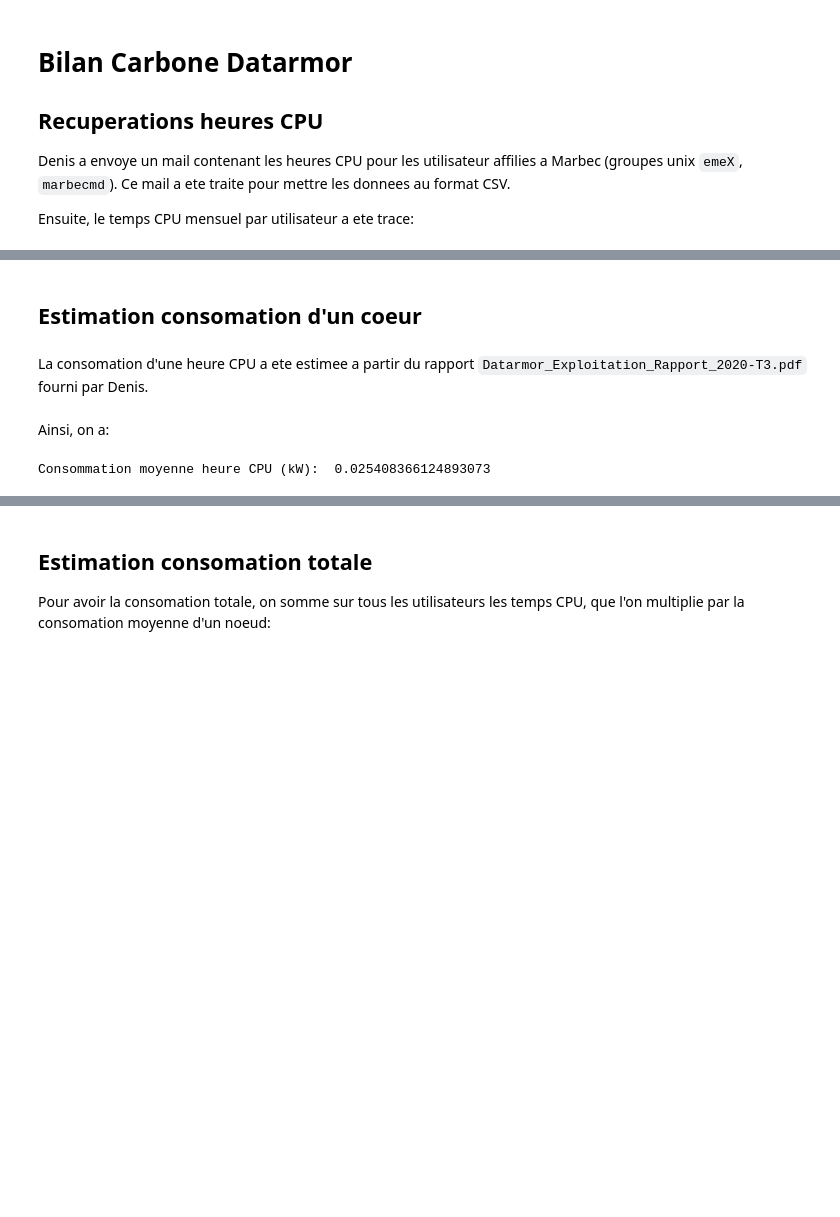
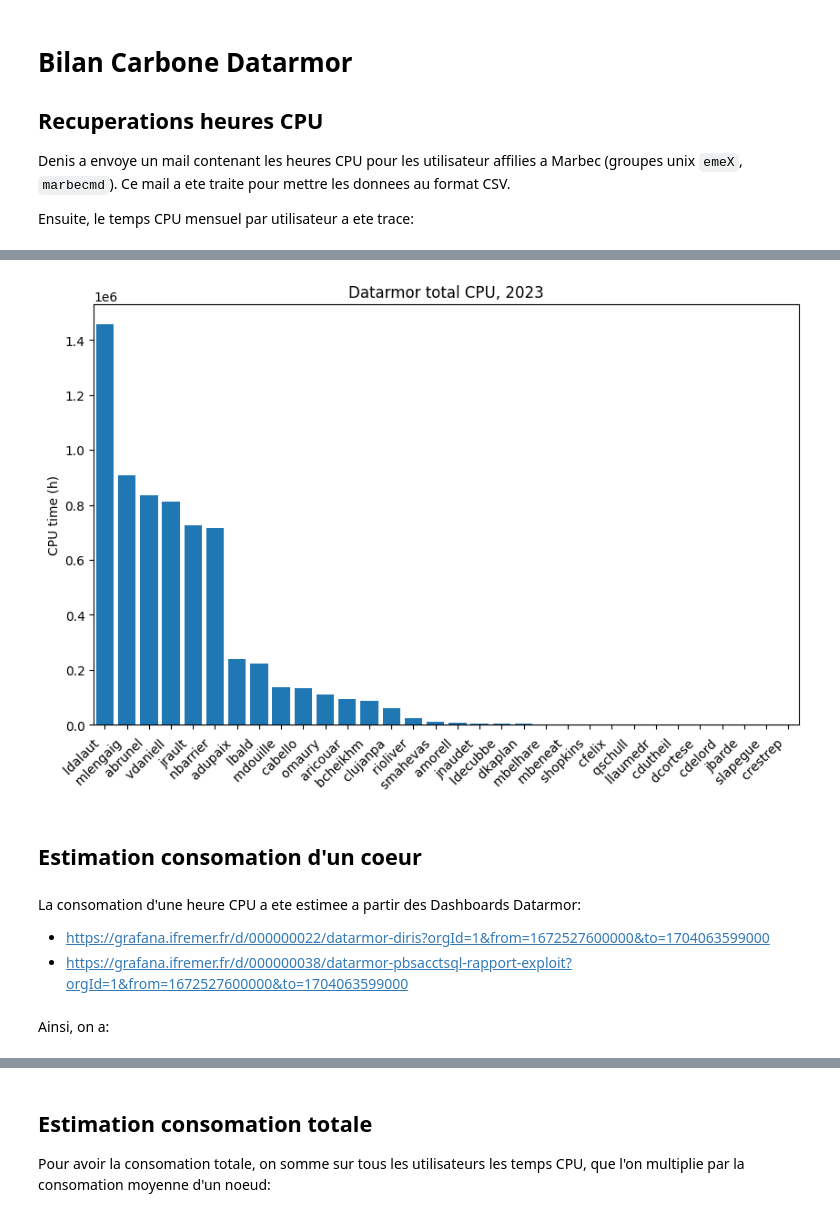
Before and after one commit to umr-marbec/marbec-green, a Jupyter notebook: Datarmor.ipynb, the cells around one changed output, grey strips where cells are left out. Drawn from its saved outputs; the diff is of its cells as text; code cells hidden in the pictures; blank space fills up the shorter version.

Commit message:
Update Datarmor computation

```diff
--- a/Datarmor.ipynb
+++ b/Datarmor.ipynb
@@ -181,0 +9,27 @@ plt.show()
+# %%
+import numpy as np
+import pandas as pd
+import re
+import matplotlib.pyplot as plt
+
+with open('data-datarmor/mail-mickael-2023.txt') as fin:
+    lines = fin.readlines()
+lines
+
+regex = re.compile('([0-9]{4}) *: *([a-z]+) *: *([0-9]+)')
+regex = re.compile('([0-9]{4})')
+output = []
+for l in lines:
+    l = l.strip()
+    if regex.match(l):
+        temp = l.split(':')
+        output.append(temp)
+
+output = np.array(output)
+dsout = pd.DataFrame(output[:, 1:])
+dsout.columns = ['user', 'cpu']
+#dsout['date'] = dsout['date'].astype(int)
+dsout['cpu'] = dsout['cpu'].astype(int)
+#dsout['year'] = dsout['date'] // 100
+# dsout['month'] = dsout['date'] - 100 * dsout['year']
+dsout
@@ -181,0 +50,4 @@ plt.show()
+# %%
+dsout_byuser = dsout.groupby(dsout['user']).sum()
+dsout_byuser = dsout_byuser.sort_values(by=['cpu'], ascending=False)
+dsout_byuser
@@ -182,26 +73,22 @@ plt.show()
+# %%
+plt.figure(figsize=(10, 6))
+ax = plt.gca()
+x = np.arange(0, len(dsout_byuser))
+plt.bar(x, dsout_byuser['cpu']/ (60 * 60))
+ax.set_xticks(x)
+ax.set_xticklabels(dsout_byuser.index, rotation=45, ha='right')
+ax.set_xlim(x.min() - 0.5, x.max() + 0.5)
+ax.set_ylabel('CPU time (h)')
+ax.set_title('Datarmor total CPU, 2023')
+plt.savefig('datarmor_usage_2023')
+# %% [output]
+[figure, added]
 # %% [markdown]
 ## Estimation consomation d'un coeur
-# %% [markdown]
-La consomation d'une heure CPU a ete estimee a partir du rapport `Datarmor_Exploitation_Rapport_2020-T3.pdf` fourni par Denis.
+# %% [markdown]
+La consomation d'une heure CPU a ete estimee a partir des Dashboards Datarmor:
+
+- https://grafana.ifremer.fr/d/000000022/datarmor-diris?orgId=1&from=1672527600000&to=1704063599000
+- https://grafana.ifremer.fr/d/000000038/datarmor-pbsacctsql-rapport-exploit?orgId=1&from=1672527600000&to=1704063599000
 # %% [markdown]
 Ainsi, on a:
-# %%
-# Puissance totale
-# Ici, on a une puissance, donc c'est un flux. Si on prend le premier mois par exemple, on a une puissance de 165.34 kW
-# Donc en 1h, Datarmor consomme 165.34 kWh.
-# Donc la conso total de Datarmor sur ce mois est 165.34 * nb d'heures dans le mois ?
-# J'ai fait des modifs, en commentant tes lignes Nico
-
-# ptot = 165.34 + 157.75 + 161.18  # kW
-ctot = (165.34 + 157.75)*(31*24) + 161.18*(30*24) # kWh
-
-# Heures CPU totales
-cputot = (5202 + 4009 + 4817) * 1000  # conversion kiloheure/heure
-
-# mean = ptot / cputot # conversion from kW
-mean = ctot / cputot # en kWh/h donc en kW
-
-#print('Puissance moyenne heure CPU (kW): ', mean)
-print('Consommation moyenne heure CPU (kWh): ', mean)
-# %% [output]
-Consommation moyenne heure CPU (kW):  0.025408366124893073
```
Also changed, not shown: parts of 8 cells of this notebook, 1 other file.
